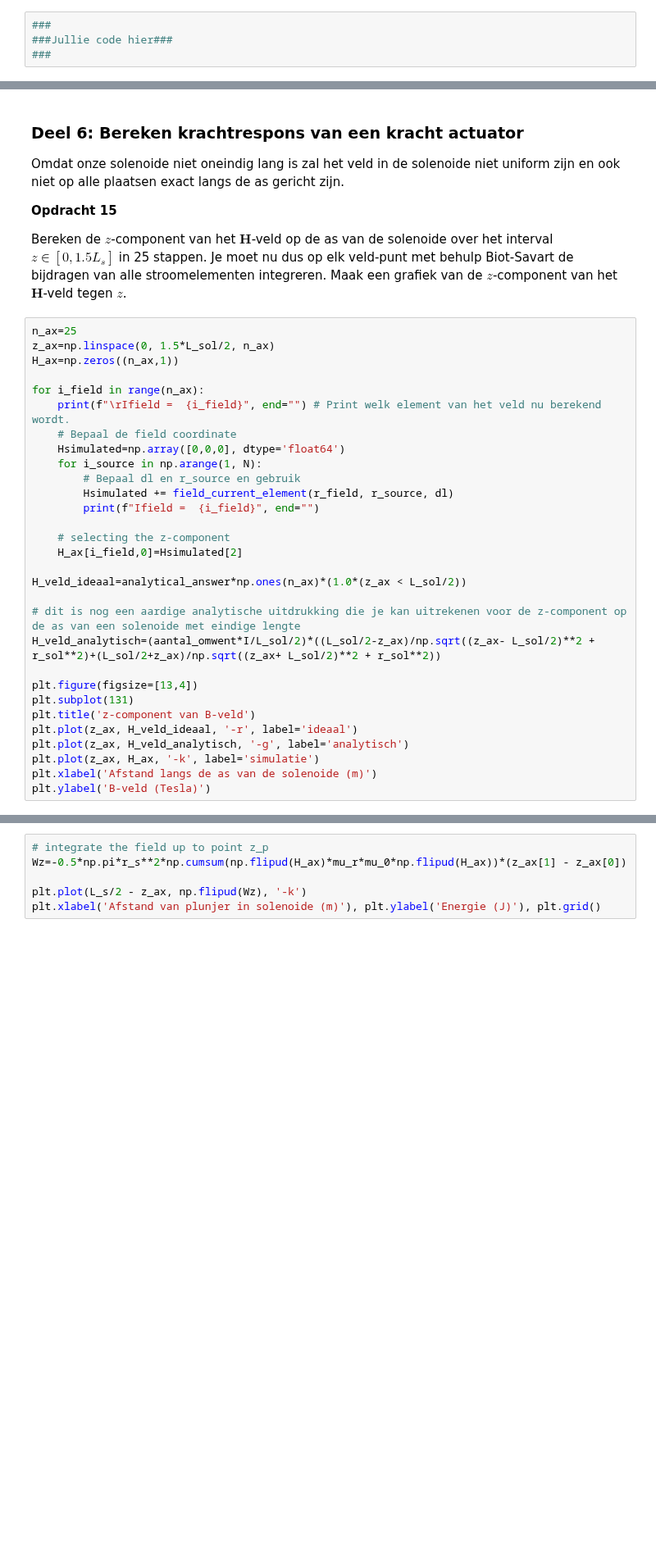
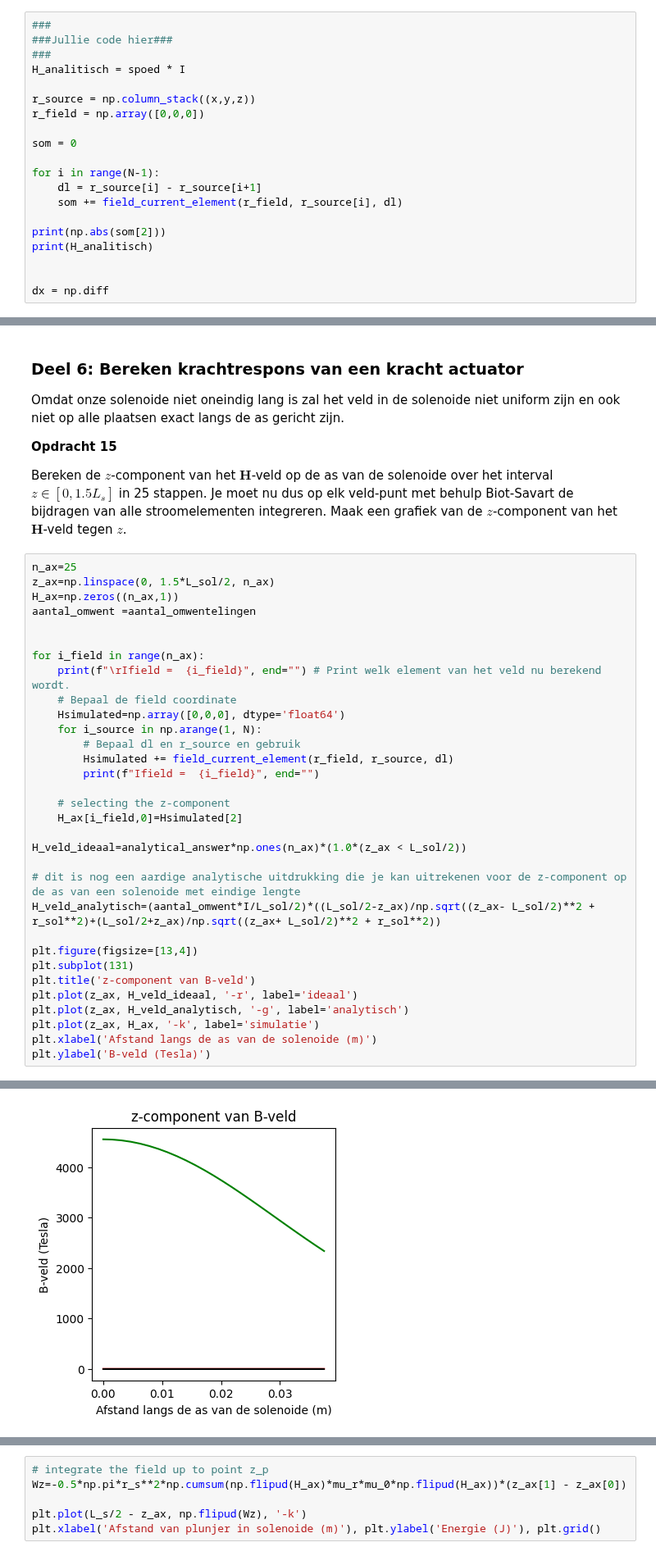
Before and after one commit to tdenooijer26/DEF-T-opdrachten, a Jupyter notebook: 2KrachtactuatorOpdracht/KrachtactuatorOpdracht.ipynb, the cells around one changed output, grey strips where cells are left out. Shown at 82% size. Saved outputs shown, nothing was run; the diff lists cells and outputs as text; blank space fills up the shorter version.

```diff
--- a/2KrachtactuatorOpdracht/KrachtactuatorOpdracht.ipynb
+++ b/2KrachtactuatorOpdracht/KrachtactuatorOpdracht.ipynb
@@ -402,3 +411,19 @@ Bereken het veld in het midden van de solenoide en vergelijk het met het analyti
 ###
 ###Jullie code hier###
 ###
+H_analitisch = spoed * I
+
+r_source = np.column_stack((x,y,z))
+r_field = np.array([0,0,0])
+
+som = 0
+
+for i in range(N-1):
+    dl = r_source[i] - r_source[i+1]
+    som += field_current_element(r_field, r_source[i], dl)
+
+print(np.abs(som[2]))
+print(H_analitisch)
+
+
+dx = np.diff
@@ -413,6 +441,8 @@ Bereken de $z$-component van het $\mathbf{H}$-veld op de as van de solenoide ove
 n_ax=25
 z_ax=np.linspace(0, 1.5*L_sol/2, n_ax)
 H_ax=np.zeros((n_ax,1))
+aantal_omwent =aantal_omwentelingen
+
 
 for i_field in range(n_ax):
     print(f"\rIfield =  {i_field}", end="") # Print welk element van het veld nu berekend wordt.
@@ -444,3 +475,4 @@ NameError: name 'L_sol' is not defined
+[figure, added]
 # %% [markdown]
 We gaan de solenoide nu gebruiken voor onze krachtactuator. Daarvoor gaan we opnieuw de energie in het magnetisch veld berekenen, maar nu met het numerieke resultaat voor een eindige lengte solenoide. We gaan hier nu een aantal aannames maken:
 * We nemen aan het veld alleen een $z$-component heeft en niet afhangt van de afstand tot de solenoide as
```
Also changed, not shown: parts of 5 cells of this notebook.
